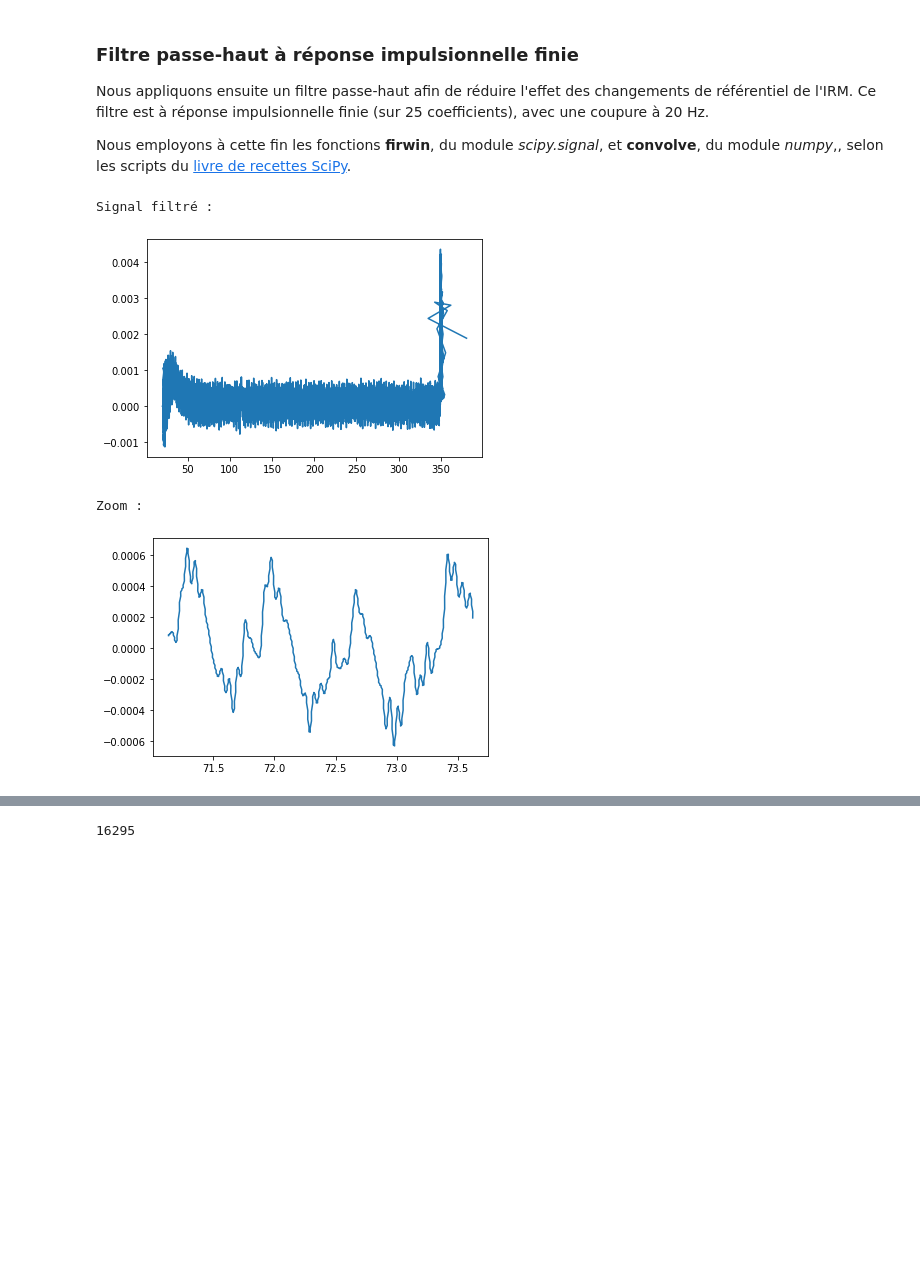
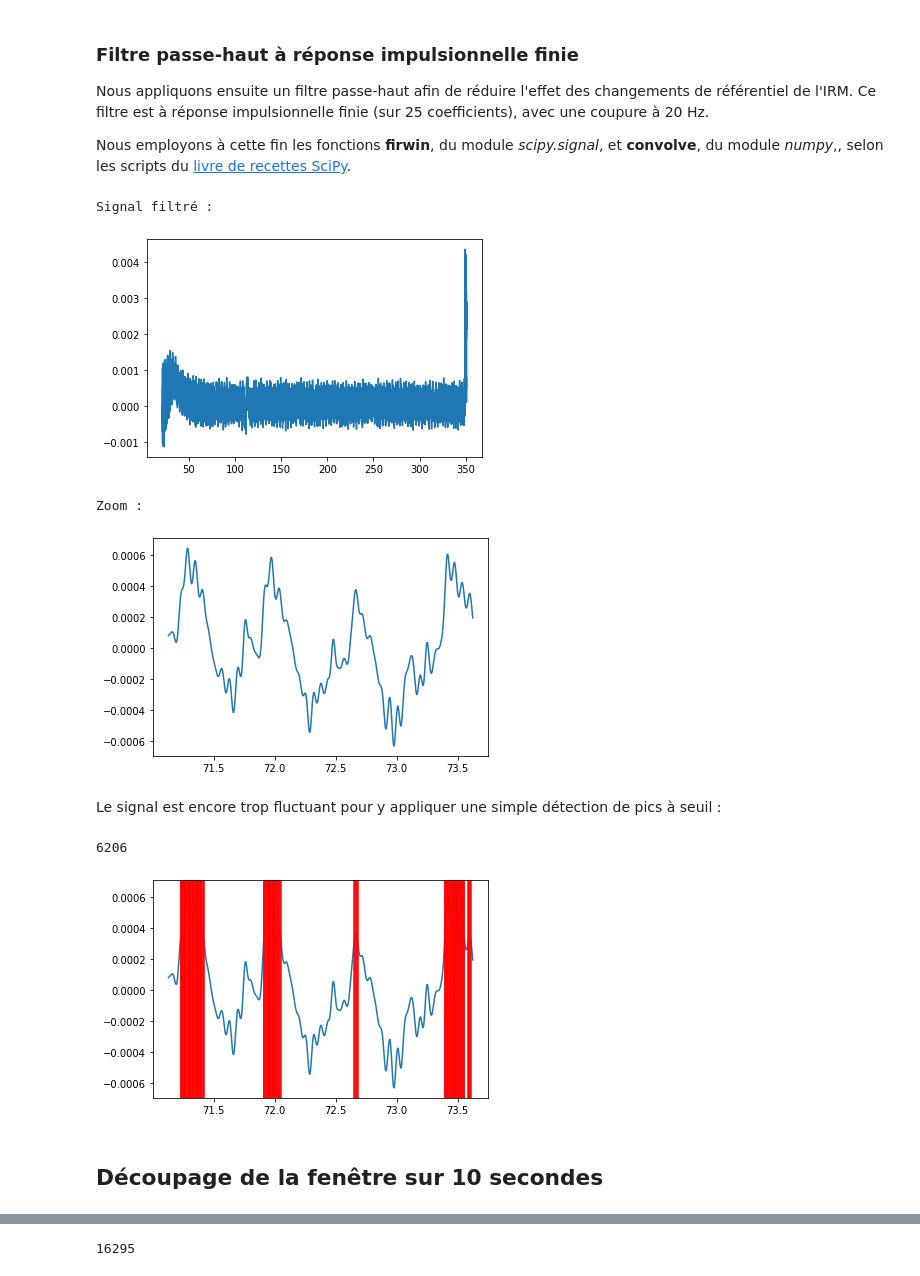
Before and after one commit to MaximeCaute/TraitementSignauxEEG, a Jupyter notebook: Notebooks/PreTraitementDonnees.ipynb, the cells around one changed output, grey strips where cells are left out. Cells and saved outputs as stored; diff of their text form; code cells hidden in the pictures; blank space fills up the shorter version.

```diff
--- a/Notebooks/PreTraitementDonnees.ipynb
+++ b/Notebooks/PreTraitementDonnees.ipynb
@@ -432,7 +448,7 @@ Nous appliquons ensuite un filtre passe-haut afin de réduire l'effet des change
 
 Nous employons à cette fin les fonctions **firwin**, du module *scipy.signal*, et **convolve**, du module *numpy*,, selon les scripts du [livre de recettes SciPy](https://scipy-cookbook.readthedocs.io/items/ApplyFIRFilter.html).
 # %%
-FIR_filter = signal.firwin(numtaps = 25, cutoff = 20, nyq = 200/2.)
+FIR_filter = signal.firwin(numtaps = 25, cutoff = 20, nyq = undersampled_freq/2.)
 
 high_passed_ecg_pulse_artifact = np.convolve(low_passed_ecg_pulse_artifact, FIR_filter, mode='valid')
 high_passed_ecg_time = low_passed_ecg_time[24:]
@@ -447,6 +463,40 @@ plt.plot(high_passed_ecg_time[start:start+size], high_passed_ecg_pulse_artifact[
 plt.show()
 # %% [output]
 Signal filtré :
-[figure, old version]
+[figure, new version]
 Zoom :
 [figure]
+# %% [markdown]
+Le signal est encore trop fluctuant pour y appliquer une simple détection de pics à seuil :
+# %%
+start_time = 20 #s
+end_time = 240 #s
+sfreq = undersampled_freq #Hz #raw.sfreq not working
+start_index = int(start_time * sfreq)
+end_index = int(end_time * sfreq)
+
+threshold = 0.0003
+peaks_indices = []
+
+for i in range(start_index, end_index+1):
+    #above_threshold = abs(high_passed_ecg_pulse_artifact[i]) > threshold
+    above_threshold = high_passed_ecg_pulse_artifact[i] > threshold
+    curve_inversion = (  (high_passed_ecg_pulse_artifact[i-1]-high_passed_ecg_pulse_artifact[i])
+                        *(high_passed_ecg_pulse_artifact[i]-high_passed_ecg_pulse_artifact[i+1])) > 0
+    if above_threshold and curve_inversion:
+        peaks_indices.append(i)
+
+print(len(peaks_indices))
+
+s=10000
+size = 500
+plt.plot(high_passed_ecg_time[s:s+size], high_passed_ecg_pulse_artifact[s:s+size])
+local_peaks_indices = [i for i in peaks_indices if (s<i and i<s+size)]
+for i in local_peaks_indices:
+    plt.axvline(high_passed_ecg_time[i], color ='red')
+plt.show()
+# %% [output]
+6206
+[figure, added]
+# %% [markdown]
+## Découpage de la fenêtre sur 10 secondes
```
Also changed, not shown: parts of 27 cells of this notebook.
